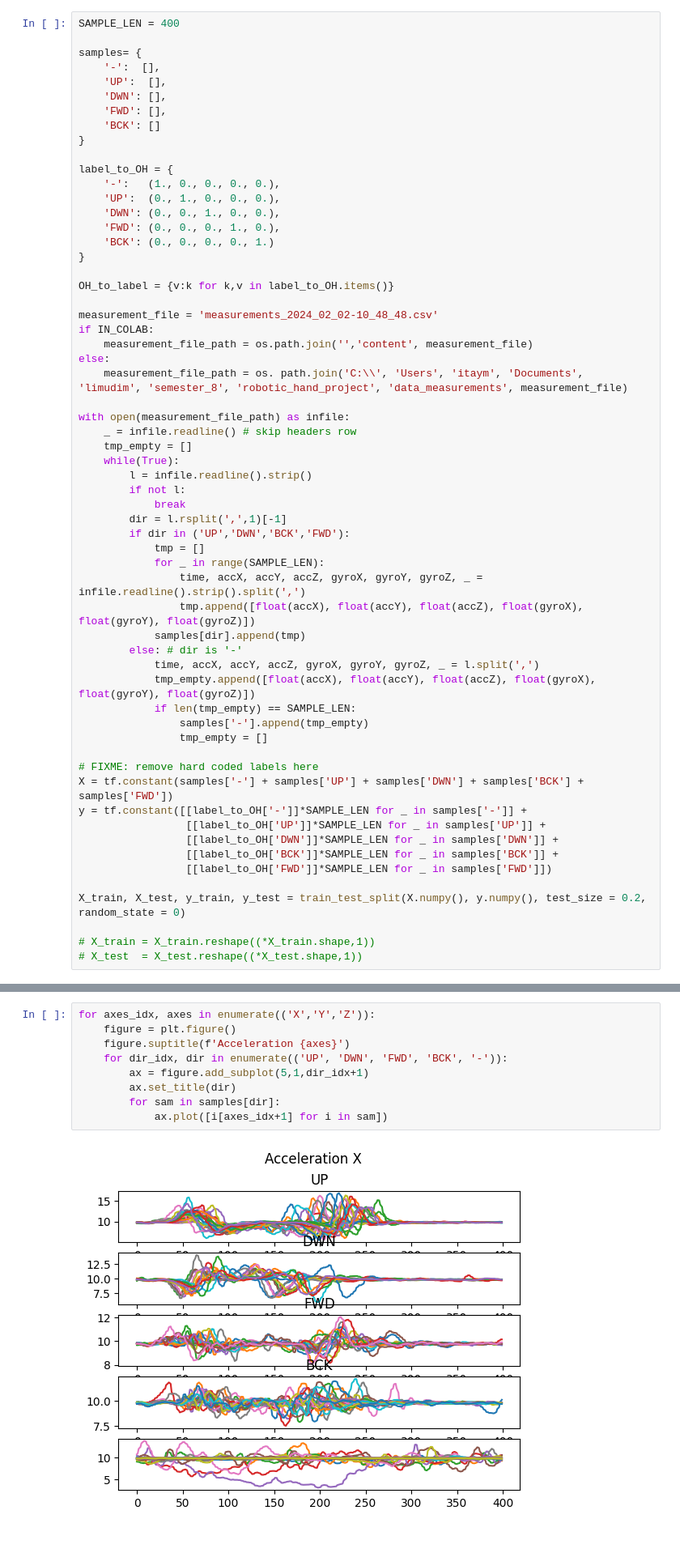
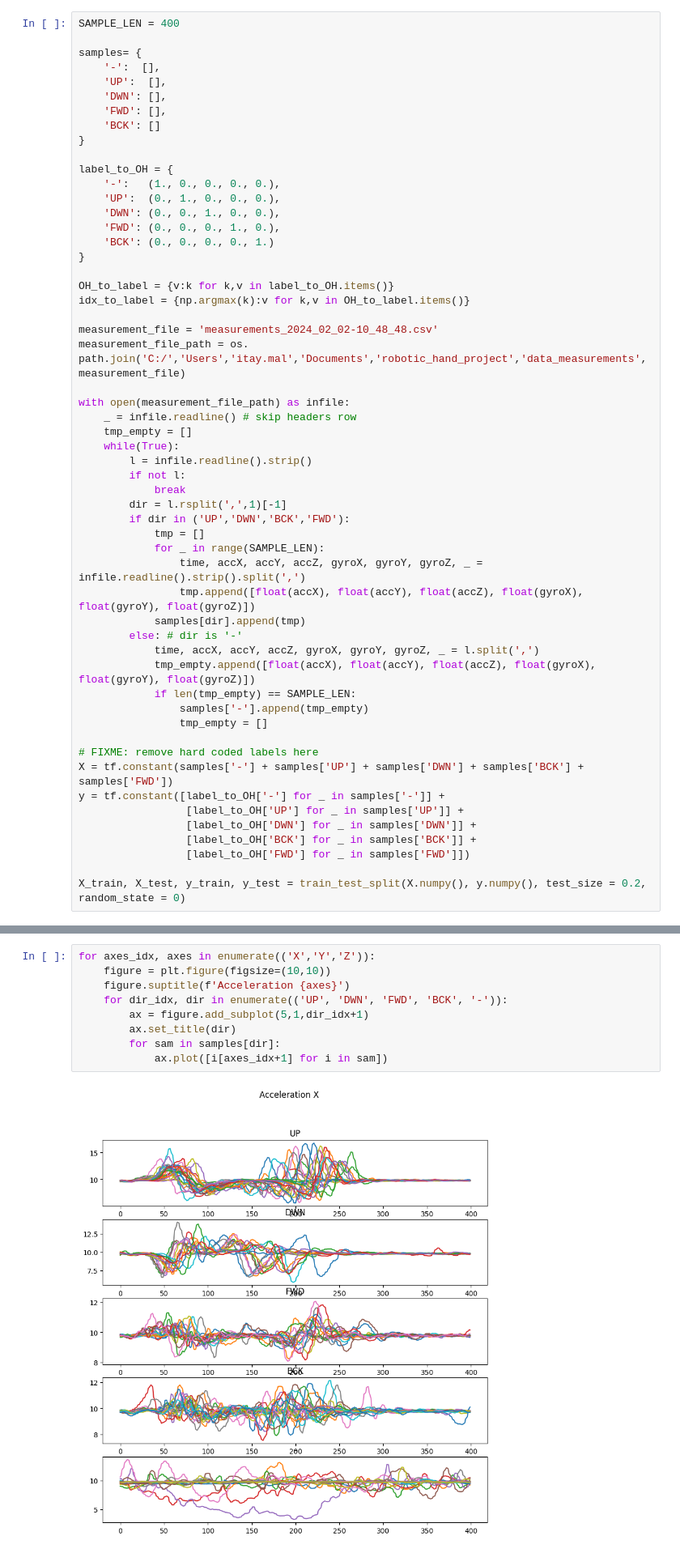
Before and after one commit to itay-mal/robotic_hand_project, a Jupyter notebook: code/ML/train_lstm.ipynb, the cells around one changed output, grey strips where cells are left out. Shown at 81% size. Drawn from its saved outputs; the diff is of its cells as text.

```diff
--- a/code/ML/train_lstm.ipynb
+++ b/code/ML/train_lstm.ipynb
@@ -47,12 +54,10 @@ label_to_OH = {
 }
 
 OH_to_label = {v:k for k,v in label_to_OH.items()}
+idx_to_label = {np.argmax(k):v for k,v in OH_to_label.items()}
 
 measurement_file = 'measurements_2024_02_02-10_48_48.csv'
-if IN_COLAB:
-    measurement_file_path = os.path.join('','content', measurement_file)
-else:
-    measurement_file_path = os. path.join('C:\\', 'Users', 'itaym', 'Documents', 'limudim', 'semester_8', 'robotic_hand_project', 'data_measurements', measurement_file)
+measurement_file_path = os. path.join('C:/','Users','itay.mal','Documents','robotic_hand_project','data_measurements',measurement_file)
 
 with open(measurement_file_path) as infile:
     _ = infile.readline() # skip headers row
@@ -77,26 +82,23 @@ with open(measurement_file_path) as infile:
 
 # FIXME: remove hard coded labels here
 X = tf.constant(samples['-'] + samples['UP'] + samples['DWN'] + samples['BCK'] + samples['FWD'])
-y = tf.constant([[label_to_OH['-']]*SAMPLE_LEN for _ in samples['-']] +
-                 [[label_to_OH['UP']]*SAMPLE_LEN for _ in samples['UP']] +
-                 [[label_to_OH['DWN']]*SAMPLE_LEN for _ in samples['DWN']] +
-                 [[label_to_OH['BCK']]*SAMPLE_LEN for _ in samples['BCK']] +
-                 [[label_to_OH['FWD']]*SAMPLE_LEN for _ in samples['FWD']])
+y = tf.constant([label_to_OH['-'] for _ in samples['-']] +
+                 [label_to_OH['UP'] for _ in samples['UP']] +
+                 [label_to_OH['DWN'] for _ in samples['DWN']] +
+                 [label_to_OH['BCK'] for _ in samples['BCK']] +
+                 [label_to_OH['FWD'] for _ in samples['FWD']])
 
 X_train, X_test, y_train, y_test = train_test_split(X.numpy(), y.numpy(), test_size = 0.2, random_state = 0)
-
-# X_train = X_train.reshape((*X_train.shape,1))
-# X_test  = X_test.reshape((*X_test.shape,1))
 # %% [markdown]
 ## Data Preview
 # %%
 for axes_idx, axes in enumerate(('X','Y','Z')):
-    figure = plt.figure()
+    figure = plt.figure(figsize=(10,10))
     figure.suptitle(f'Acceleration {axes}')
     for dir_idx, dir in enumerate(('UP', 'DWN', 'FWD', 'BCK', '-')):
         ax = figure.add_subplot(5,1,dir_idx+1)
         ax.set_title(dir)
         for sam in samples[dir]:
             ax.plot([i[axes_idx+1] for i in sam])
 # %% [output]
-[figure, old version]
+[figure, new version]
```
Also changed, not shown: parts of 15 cells of this notebook.
